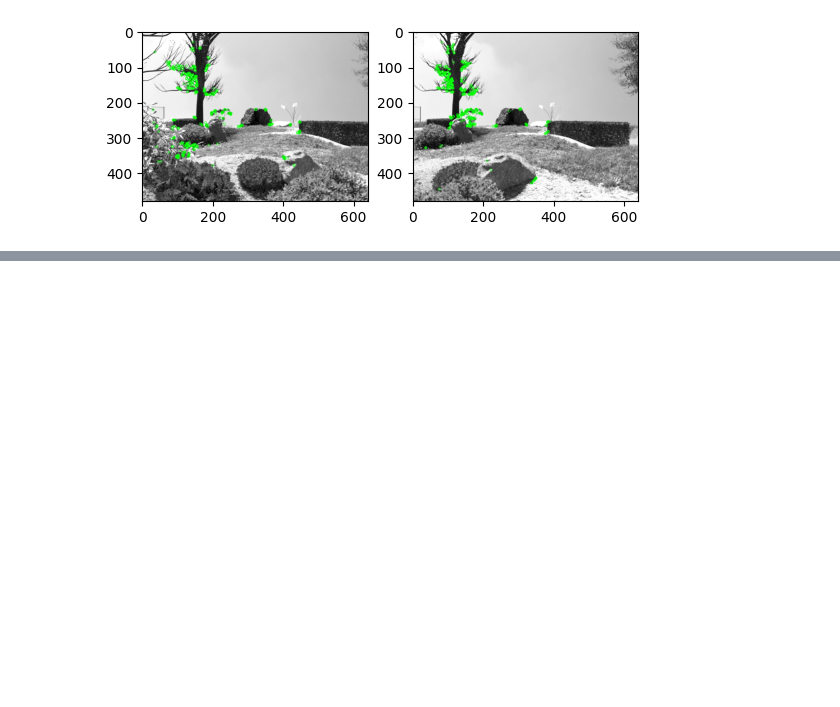
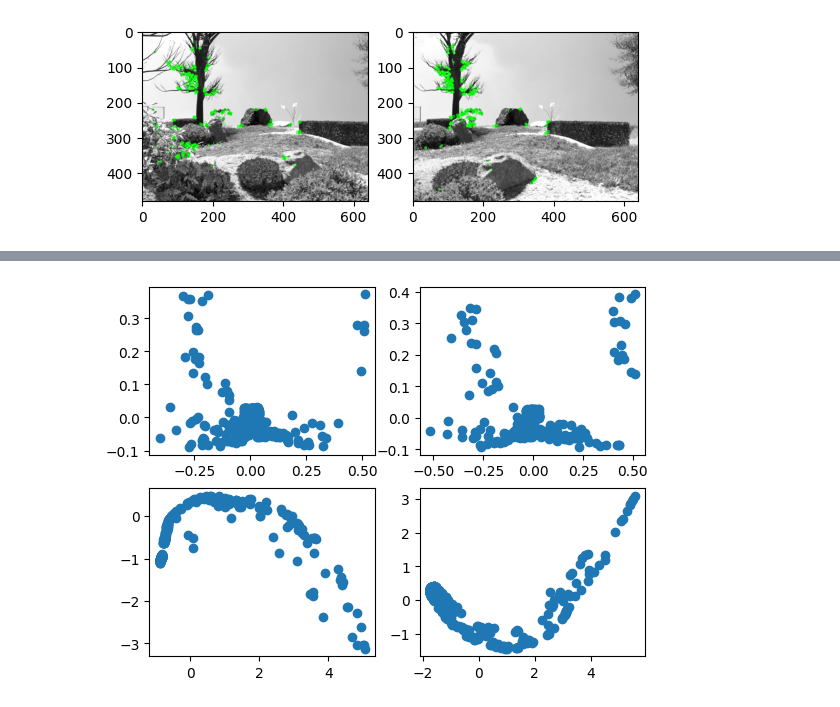
Before and after one commit to shaikh58/PointCloudPosePrediction, a Jupyter notebook: notebooks/starter.ipynb, the cells around one changed output, grey strips where cells are left out. Saved outputs shown, nothing was run; the diff lists cells and outputs as text; code cells hidden in the pictures; blank space fills up the shorter version.

```diff
--- a/notebooks/starter.ipynb
+++ b/notebooks/starter.ipynb
@@ -83,0 +146,23 @@ torch.pca_lowrank()
+# %%
+# optimum number of PCs - project 128-feature vector to num_pc dimensions
+num_pc = 5
+U,S,V = torch.pca_lowrank(batch_feat_vec128)
+# project data onto lower dimension specified by num_pc
+batch_low_dim_feat_vec = torch.matmul(batch_feat_vec128, V[:,:,:num_pc])
+# %%
+# visualize 2-D (PCA) feature vectors across successive images
+
+# first plot the original input downsampled pointcloud
+plt.subplot(2,2,1)
+plt.scatter(batch[0][:,0],batch[0][:,1])
+plt.subplot(2,2,2)
+plt.scatter(batch[1][:,0],batch[1][:,1])
+
+# now visualize the low-dim data - ignore the orientation; only the relative structure matters
+plt.subplot(2,2,3)
+plt.scatter(batch_low_dim_feat_vec[0][:,0],batch_low_dim_feat_vec[0][:,1])
+plt.subplot(2,2,4)
+plt.scatter(batch_low_dim_feat_vec[1][:,0],batch_low_dim_feat_vec[1][:,1])
+plt.show()
+# %% [output]
+[figure, added]
```
Also changed, not shown: parts of 11 cells of this notebook, 5 other files.
